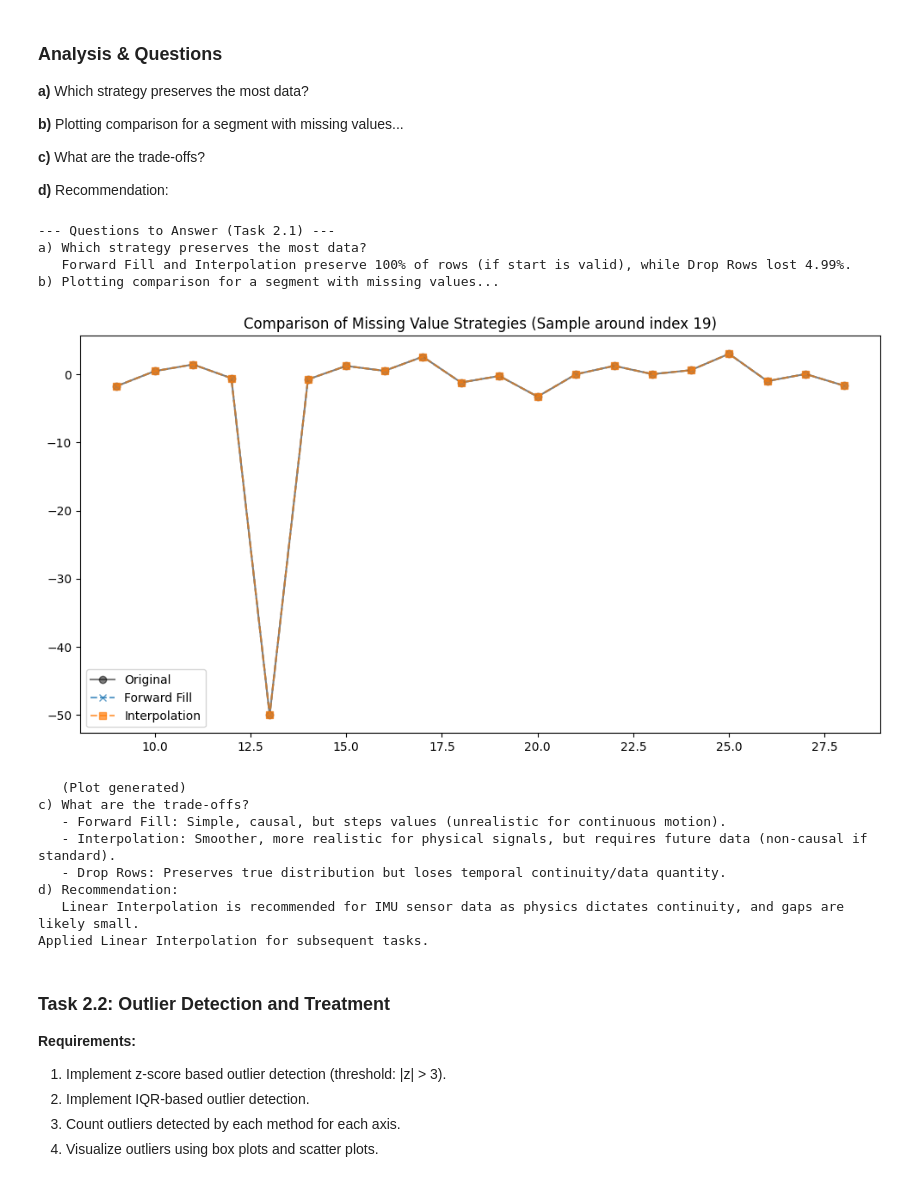
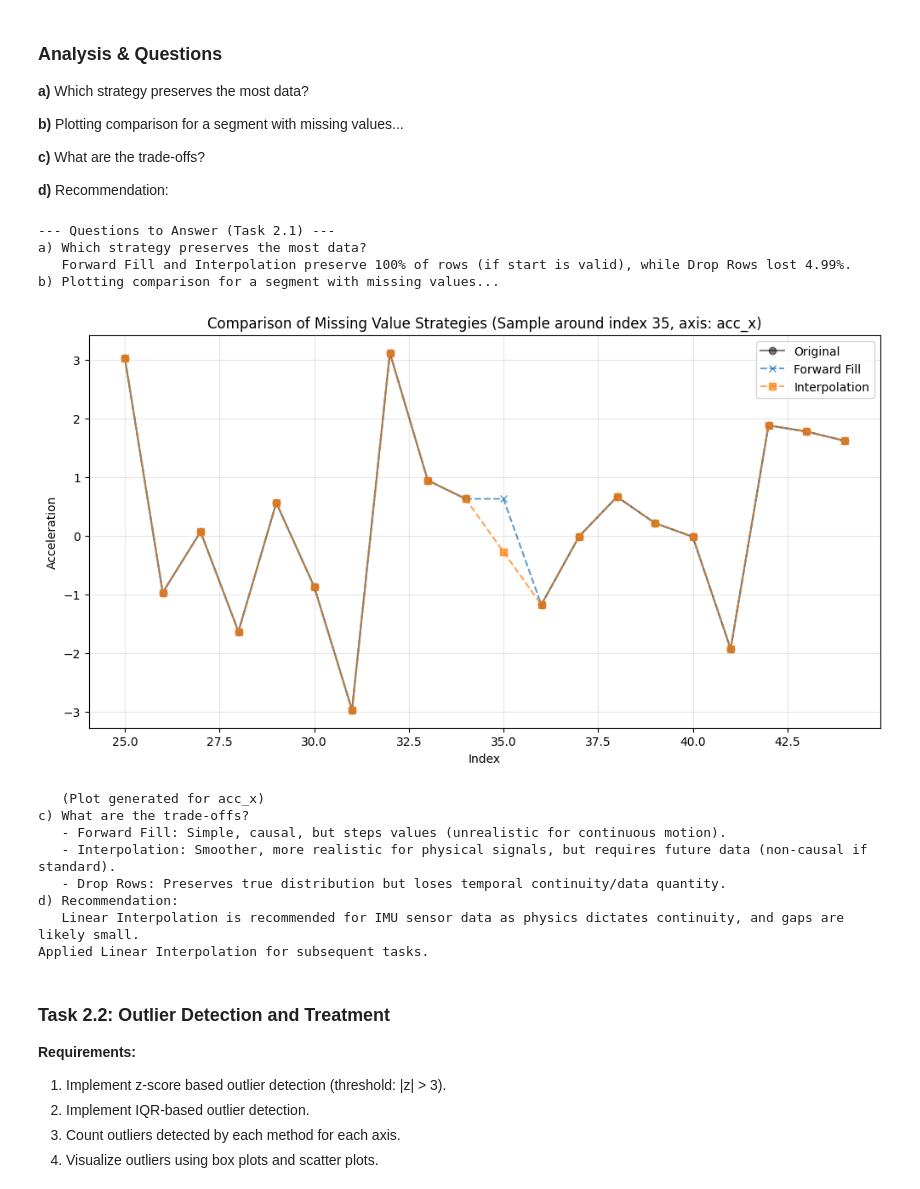
Before and after one commit to MarwanMesbah18/IMU_AI, a Jupyter notebook: IMU_Project.ipynb, the cells around one changed output. Saved outputs shown, nothing was run; the diff lists cells and outputs as text; code cells hidden in the pictures.

Commit message:
feat: dynamically select an axis with missing values for plotting and enhance plot readability with labels and a grid.

```diff
--- a/IMU_Project.ipynb
+++ b/IMU_Project.ipynb
@@ -397,48 +397,61 @@ Strategy C (Drop Rows) - Data lost: 4.99%
 # %%
 print("\n--- Questions to Answer (Task 2.1) ---")
 print("a) Which strategy preserves the most data?")
 if percent_lost > 0:
     print(f"   Forward Fill and Interpolation preserve 100% of rows (if start is valid), while Drop Rows lost {percent_lost:.2f}%.")
 else:
     print("   All strategies preserved all data (no missing values found?).")
 
 print("b) Plotting comparison for a segment with missing values...")
-# Find a segment with NaNs in original data
-nan_indices = df_orig[df_orig[axes].isnull().any(axis=1)].index
-if not nan_indices.empty:
-    sample_idx = nan_indices[0]
-    start = max(0, sample_idx - 10)
-    end = min(len(df_orig), sample_idx + 10)
+# Find a segment with NaNs in original data and identify which axis has the NaN
+nan_mask = df_orig[axes].isnull()
+if nan_mask.any().any():
+    # Find which axis has missing values
+    axis_to_plot = None
+    for axis in axes:
+        if nan_mask[axis].any():
+            axis_to_plot = axis
+            sample_idx = nan_mask[nan_mask[axis]].index[0]
+            break
 
-    plt.figure(figsize=(12, 6))
-    plt.plot(df_orig.iloc[start:end]['acc_x'], 'o-', label='Original', color='black', alpha=0.5)
-    plt.plot(df_ffill.iloc[start:end]['acc_x'], 'x--', label='Forward Fill', alpha=0.7)
-    plt.plot(df_interp.iloc[start:end]['acc_x'], 's--', label='Interpolation', alpha=0.7)
-    plt.title(f"Comparison of Missing Value Strategies (Sample around index {sample_idx})")
-    plt.legend()
-    plt.show()
-    print("   (Plot generated)")
+    if axis_to_plot:
+        start = max(0, sample_idx - 10)
+        end = min(len(df_orig), sample_idx + 10)
+
+        plt.figure(figsize=(12, 6))
+        plt.plot(df_orig.iloc[start:end].index, df_orig.iloc[start:end][axis_to_plot], 'o-', label='Original', color='black', alpha=0.5)
+        plt.plot(df_ffill.iloc[start:end].index, df_ffill.iloc[start:end][axis_to_plot], 'x--', label='Forward Fill', alpha=0.7)
+        plt.plot(df_interp.iloc[start:end].index, df_interp.iloc[start:end][axis_to_plot], 's--', label='Interpolation', alpha=0.7)
+        plt.title(f"Comparison of Missing Value Strategies (Sample around index {sample_idx}, axis: {axis_to_plot})")
+        plt.xlabel('Index')
+        plt.ylabel('Acceleration')
+        plt.legend()
+        plt.grid(True, alpha=0.3)
+        plt.show()
+        print(f"   (Plot generated for {axis_to_plot})")
+    else:
+        print("   No missing values found to plot.")
 else:
     print("   No missing values found to plot.")
 
 print("c) What are the trade-offs?")
 print("   - Forward Fill: Simple, causal, but steps values (unrealistic for continuous motion).")
 print("   - Interpolation: Smoother, more realistic for physical signals, but requires future data (non-causal if standard).")
 print("   - Drop Rows: Preserves true distribution but loses temporal continuity/data quantity.")
 
 print("d) Recommendation:")
 print("   Linear Interpolation is recommended for IMU sensor data as physics dictates continuity, and gaps are likely small.")
 
 # Apply chosen strategy for next tasks (Interpolation)
 df = df_interp
 print("Applied Linear Interpolation for subsequent tasks.")
 # %% [output]
 --- Questions to Answer (Task 2.1) ---
 a) Which strategy preserves the most data?
    Forward Fill and Interpolation preserve 100% of rows (if start is valid), while Drop Rows lost 4.99%.
 b) Plotting comparison for a segment with missing values...
-[figure, old version]
+[figure, new version]
-   (Plot generated)
+   (Plot generated for acc_x)
 c) What are the trade-offs?
    - Forward Fill: Simple, causal, but steps values (unrealistic for continuous motion).
    - Interpolation: Smoother, more realistic for physical signals, but requires future data (non-causal if standard).
```
Also changed, not shown: parts of 1 cell of this notebook, 1 other file.
